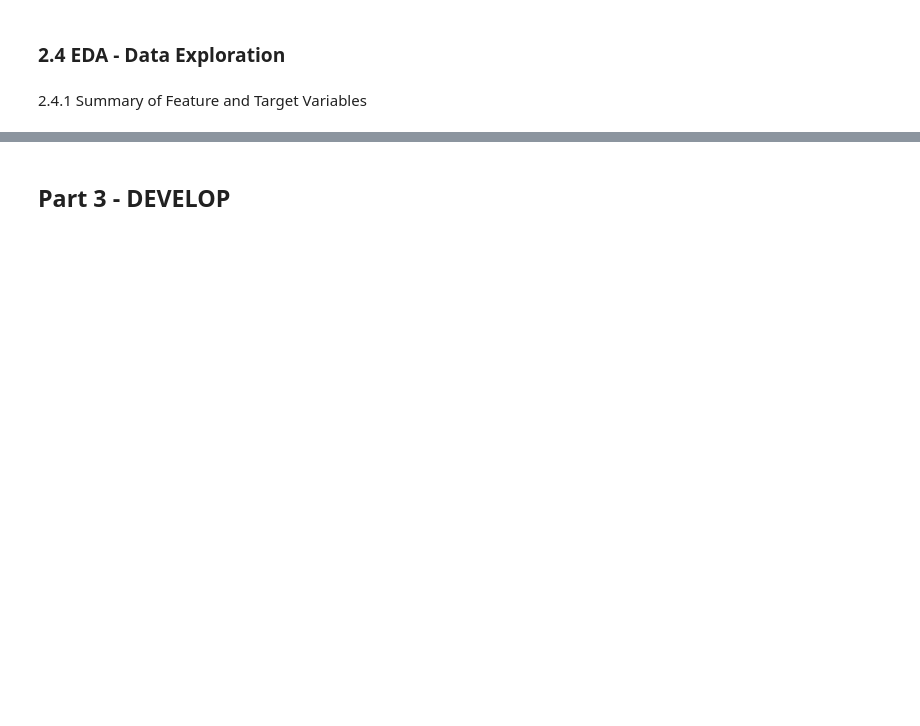
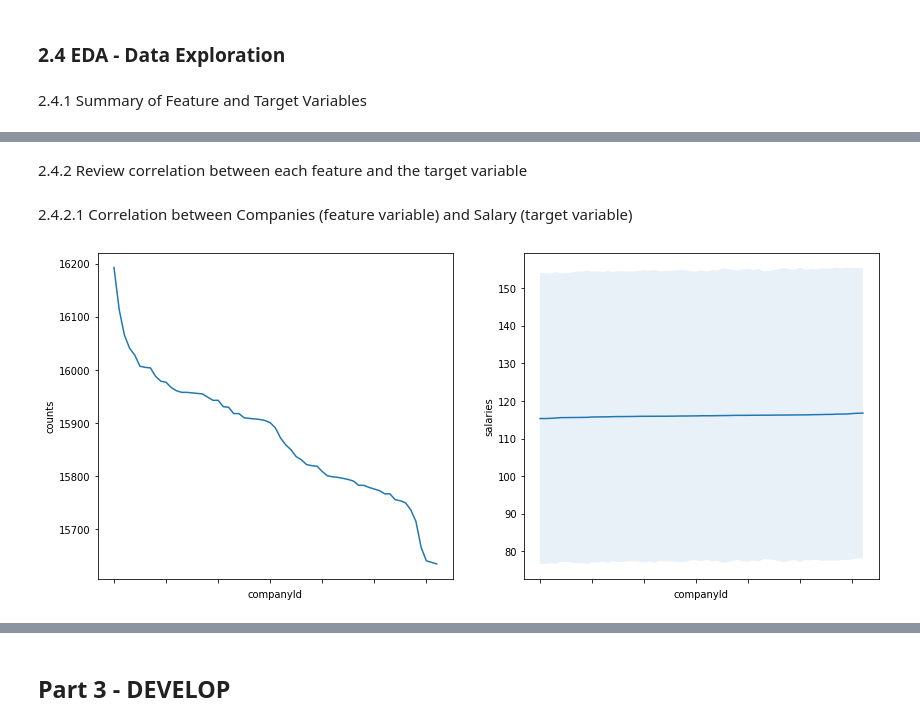
Before and after one commit to laniyadapo/salarypredictionportfolio, a Jupyter notebook: Salary Prediction Notebook.ipynb, the cells around one changed output, grey strips where cells are left out. Cells and saved outputs as stored; diff of their text form; code cells hidden in the pictures; blank space fills up the shorter version.

```diff
--- a/Salary Prediction Notebook.ipynb
+++ b/Salary Prediction Notebook.ipynb
@@ -334,0 +344,44 @@ Also write down any new features that you think you should try adding to the mod
+# %% [markdown]
+2.4.2 Review correlation between each feature and the target variable
+# %%
+# Function to create plots to check correlation of features with the target variable
+def feature_plot(df, col):
+    plt.figure(figsize = (14, 6))
+    plt.subplot(1, 2, 1)
+
+    if df[col].dtype == 'int64':
+        df[col].value_counts().sort_index().plot()
+    elif col == 'companyId':
+        mean = df.groupby(col)['salary'].mean()
+        levels = mean.sort_values().index.tolist()
+        df[col].cat.reorder_categories(levels, inplace = True)
+        df[col].value_counts().plot()
+    else:
+        #change the categorical variable to category type and order their level by the mean salary
+        #in each category
+        frequency = df[col].value_counts()
+        sub_categories = pd.unique(df[col])
+        sns.barplot(x = sub_categories, y = frequency, data = df)
+    plt.xticks(rotation = 45)
+    plt.xlabel(col)
+    plt.ylabel('counts')
+    plt.subplot(1, 2, 2)
+
+    if df[col].dtype == 'int64' or col == 'companyId':
+        mean = df.groupby(col)['salary'].mean()
+        std = df.groupby(col)['salary'].std()
+        mean.plot()
+        plt.fill_between(range(len(std.index)), mean.values-std.values, mean.values + std.values, \
+                         alpha = 0.1)
+    else:
+        sns.boxplot(x = col, y = 'salary', data = df)
+
+    plt.xticks(rotation = 45)
+    plt.ylabel('salaries')
+    plt.show()
+# %% [markdown]
+2.4.2.1 Correlation between Companies (feature variable) and Salary (target variable)
+# %%
+feature_plot(merged_train_data, 'companyId')
+# %% [output]
+[figure, added]
```
Also changed, not shown: parts of 149 cells of this notebook.
